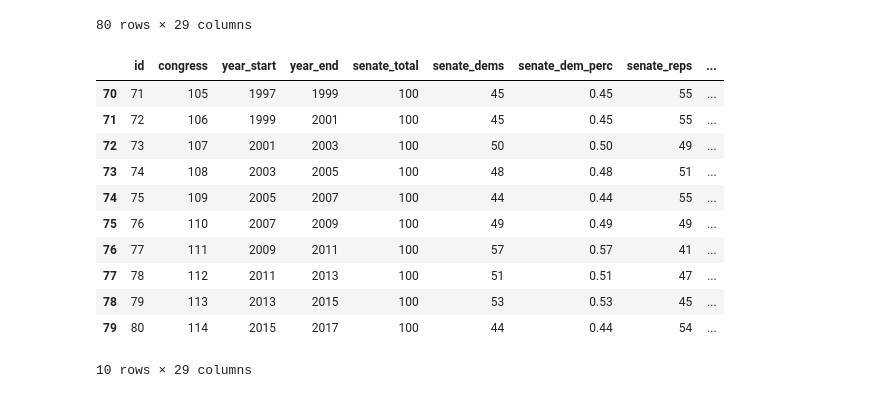
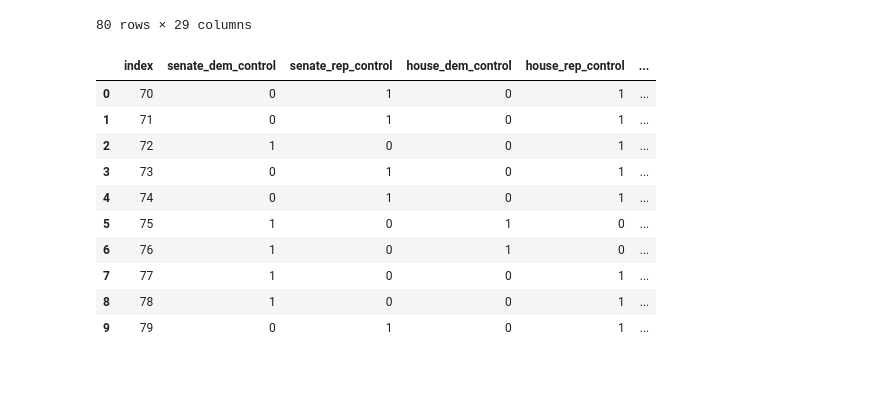
Before and after one commit to pdellis85/PoliStock, a Jupyter notebook: JupyterNotebook/Part 2.ipynb, the cells around one changed output. Cells and saved outputs as stored; diff of their text form; code cells hidden in the pictures.

```diff
--- a/JupyterNotebook/Part 2.ipynb
+++ b/JupyterNotebook/Part 2.ipynb
@@ -70,17 +127,20 @@ gov_data
 | 79 | 80 | 114 | 2015 | 2017 | 100 | 44 | 0.440000 | 54 | ... |
 80 rows × 29 columns
 # %%
-gov_data.drop(labels = range(0,70), axis = 0)
+gov_data = gov_data.drop(labels = range(0,70), axis = 0)
+gov_data = gov_data.drop(labels = ['id', 'congress', 'year_start', 'year_end', 'senate_total', 'senate_dems', 'senate_dem_perc', 'senate_reps', 'senate_rep_perc', 'senate_others', 'senate_vacancies', 'house_total', 'house_dems', 'house_dem_perc', 'house_reps', 'house_rep_perc', 'house_others', 'house_vacancies', 'pres_last'], axis = 1)
+gov_data.reset_index(inplace=True)
-# %% [output]
-|  | id | congress | year_start | year_end | senate_total | senate_dems | senate_dem_perc | senate_reps | ... |
-| 70 | 71 | 105 | 1997 | 1999 | 100 | 45 | 0.45 | 55 | ... |
-| 71 | 72 | 106 | 1999 | 2001 | 100 | 45 | 0.45 | 55 | ... |
-| 72 | 73 | 107 | 2001 | 2003 | 100 | 50 | 0.50 | 49 | ... |
-| 73 | 74 | 108 | 2003 | 2005 | 100 | 48 | 0.48 | 51 | ... |
-| 74 | 75 | 109 | 2005 | 2007 | 100 | 44 | 0.44 | 55 | ... |
-| 75 | 76 | 110 | 2007 | 2009 | 100 | 49 | 0.49 | 49 | ... |
-| 76 | 77 | 111 | 2009 | 2011 | 100 | 57 | 0.57 | 41 | ... |
-| 77 | 78 | 112 | 2011 | 2013 | 100 | 51 | 0.51 | 47 | ... |
-| 78 | 79 | 113 | 2013 | 2015 | 100 | 53 | 0.53 | 45 | ... |
-| 79 | 80 | 114 | 2015 | 2017 | 100 | 44 | 0.44 | 54 | ... |
-10 rows × 29 columns
+# %%
+gov_data
+# %% [output]
+|  | index | senate_dem_control | senate_rep_control | house_dem_control | house_rep_control | ... |
+| 0 | 70 | 0 | 1 | 0 | 1 | ... |
+| 1 | 71 | 0 | 1 | 0 | 1 | ... |
+| 2 | 72 | 1 | 0 | 0 | 1 | ... |
+| 3 | 73 | 0 | 1 | 0 | 1 | ... |
+| 4 | 74 | 0 | 1 | 0 | 1 | ... |
+| 5 | 75 | 1 | 0 | 1 | 0 | ... |
+| 6 | 76 | 1 | 0 | 1 | 0 | ... |
+| 7 | 77 | 1 | 0 | 0 | 1 | ... |
+| 8 | 78 | 1 | 0 | 0 | 1 | ... |
+| 9 | 79 | 0 | 1 | 0 | 1 | ... |
```
Also changed, not shown: parts of 8 cells of this notebook.
